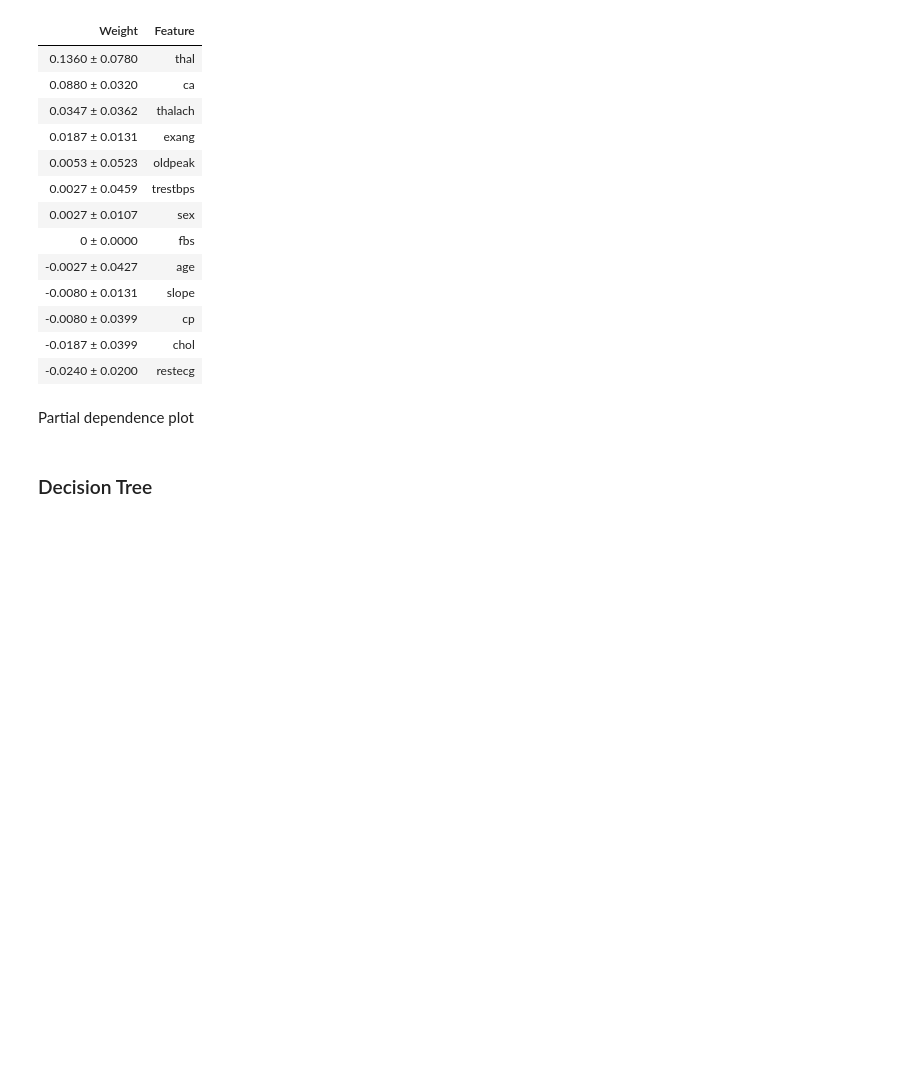
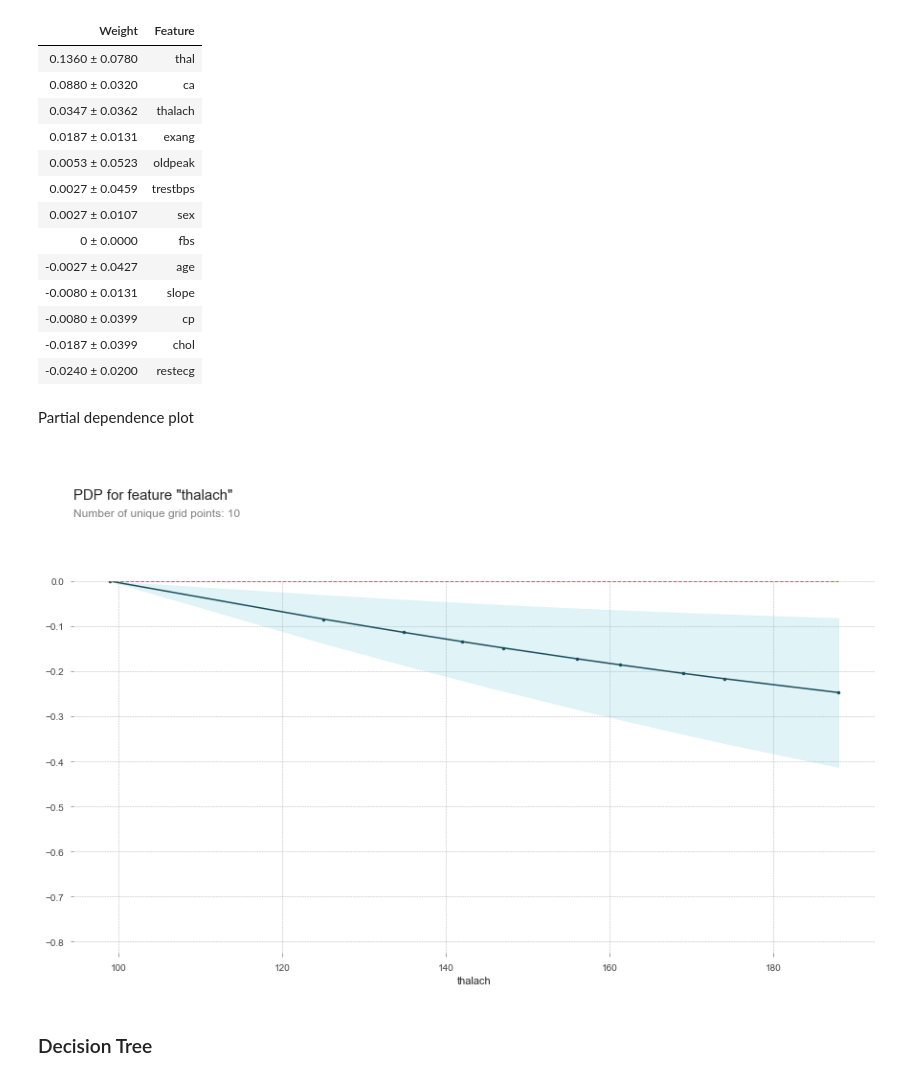
Before and after one commit to OlaKozak/heart_disease_uci, a Jupyter notebook: heart_disease.ipynb, the cells around one changed output. Cells and saved outputs as stored; diff of their text form; code cells hidden in the pictures; blank space fills up the shorter version.

Commit message:
added dependence plot

```diff
--- a/heart_disease.ipynb
+++ b/heart_disease.ipynb
@@ -317,6 +317,13 @@ eli5.show_weights(perm, feature_names = data_pd.columns.tolist()[:-1])
 | -0.0240 ± 0.0200 | restecg |
 # %% [markdown]
 Partial dependence plot
+# %%
+feature_names = data_pd.columns.tolist()[:-1]
+pdp_goals = pdp.pdp_isolate(model=grid_logreg, dataset=X_test, model_features=feature_names, feature='thalach')
+pdp.pdp_plot(pdp_goals, 'thalach')
+plt.show()
+# %% [output]
+[figure, added]
 # %% [markdown]
 ### Decision Tree
 # %%
```
Also changed, not shown: parts of 1 cell of this notebook.
